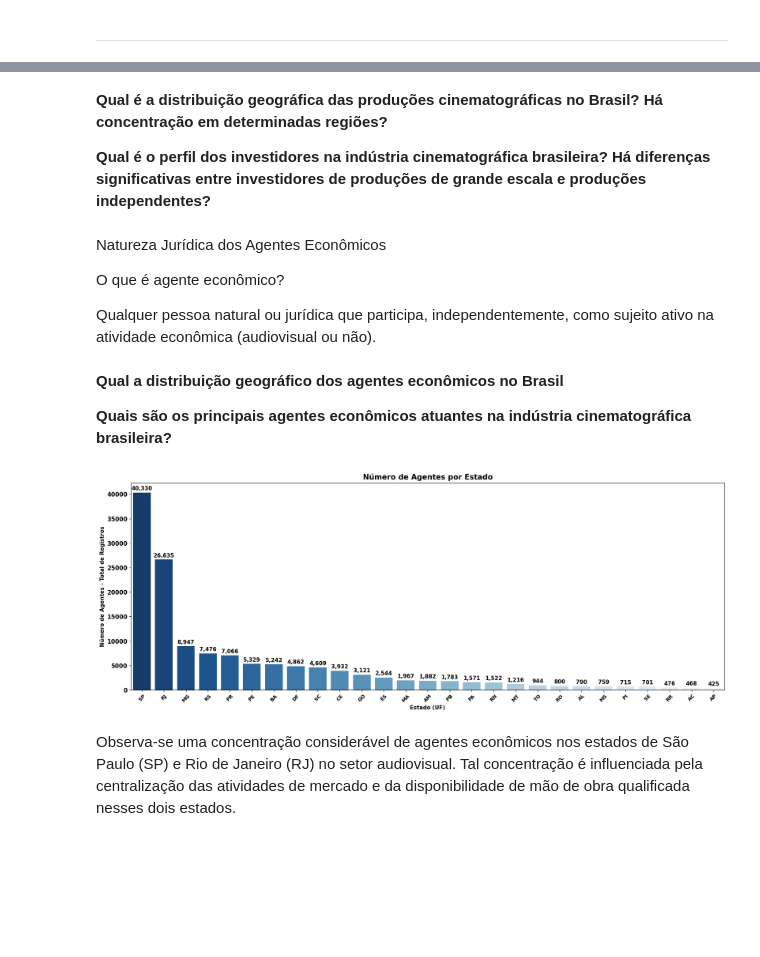
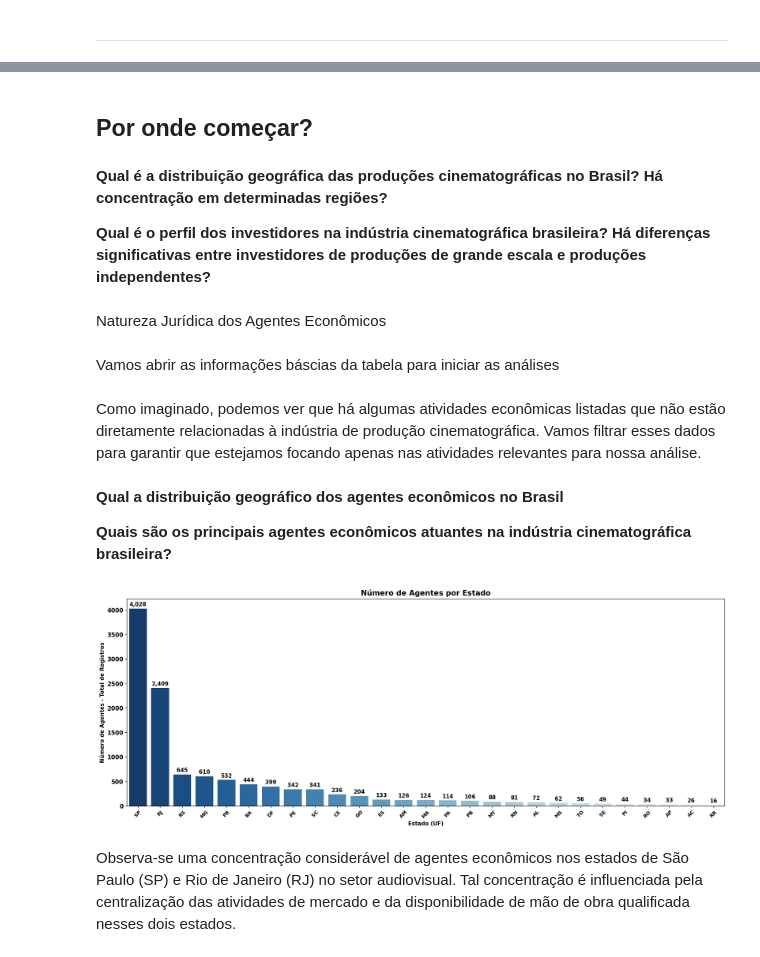
Before and after one commit to fonsecadados/AgenciaNacionalDoCinema_ANCINE, a Jupyter notebook: ANCINE_DesafiosEOportunidades.ipynb, the cells around one changed output, grey strips where cells are left out. Saved outputs shown, nothing was run; the diff lists cells and outputs as text; code cells hidden in the pictures; blank space fills up the shorter version.

```diff
--- a/ANCINE_DesafiosEOportunidades.ipynb
+++ b/ANCINE_DesafiosEOportunidades.ipynb
@@ -138,0 +204,4 @@ max       57331.000000                 1.000000
+# %%
+agnts_tabela_unificada_sem_classificacao = agnts_tabela_unificada[~agnts_tabela_unificada['CLASSIFICACAO_NIVEL_PRODUTORA'].notna()]
+agnts_tabela_unificada = agnts_tabela_unificada[agnts_tabela_unificada['CLASSIFICACAO_NIVEL_PRODUTORA'].notna()]
+agnts_tabela_unificada.info()
@@ -139,11 +313,7 @@ max       57331.000000                 1.000000
+# %% [markdown]
+## Por onde começar?
 # %% [markdown]
 
 **Qual é a distribuição geográfica das produções cinematográficas no Brasil? Há concentração em determinadas regiões?**
 
 **Qual é o perfil dos investidores na indústria cinematográfica brasileira? Há diferenças significativas entre investidores de produções de grande escala e produções independentes?**
-# %% [markdown]
-Natureza Jurídica dos Agentes Econômicos
-
-O que é agente econômico?
-
-Qualquer pessoa natural ou jurídica que participa, independentemente, como sujeito ativo na atividade econômica (audiovisual ou não).
@@ -159,3 +320,9 @@ agnts_atividades_economicas.rename(columns={'RAZAO_SOCIAL_x' : 'RAZAO_SOCIAL', '
+# %% [markdown]
+Natureza Jurídica dos Agentes Econômicos
+# %% [markdown]
+Vamos abrir as informações báscias da tabela para iniciar as análises
+# %% [markdown]
+Como imaginado, podemos ver que há algumas atividades econômicas listadas que não estão diretamente relacionadas à indústria de produção cinematográfica. Vamos filtrar esses dados para garantir que estejamos focando apenas nas atividades relevantes para nossa análise.
 # %% [markdown]
 **Qual a distribuição geográfico dos agentes econômicos no Brasil**
 
@@ -163,25 +330,25 @@ agnts_atividades_economicas.rename(columns={'RAZAO_SOCIAL_x' : 'RAZAO_SOCIAL', '
 # %%
 #Barplot com Número de Agentes por Estado
 plt.figure(figsize=(18, 7))
-ax = sea.countplot(data=agnts_atividades_economicas, x='UF', order=agnts_atividades_economicas['UF'].value_counts().index, palette='Blues_r')
+ax = sea.countplot(data=agnts_tabela_unificada, x='UF', order=agnts_tabela_unificada['UF'].value_counts().index, palette='Blues_r')
 
 for p in ax.patches:
     ax.annotate(format(p.get_height(), ',.0f'),
                    (p.get_x() + p.get_width() / 2., p.get_height()),
                    ha = 'center', va = 'center',
                    xytext = (0, 8),
                    textcoords = 'offset points',
                    fontsize=11, fontweight='bold')
 
 plt.title('Número de Agentes por Estado', fontsize=15, fontweight='bold')
 plt.xlabel('Estado (UF)', fontsize=11, fontweight='bold')
 plt.ylabel('Número de Agentes - Total de Registros', fontsize=11, fontweight='bold')
 plt.xticks(rotation=45, fontsize=10, fontweight='bold')
 plt.yticks(fontweight='bold', fontsize=12)
 plt.tight_layout()
 plt.show()
 # %% [output]
-[figure, old version]
+[figure, new version]
 # %% [markdown]
 
 Observa-se uma concentração considerável de agentes econômicos nos estados de São Paulo (SP) e Rio de Janeiro (RJ) no setor audiovisual. Tal concentração é influenciada pela centralização das atividades de mercado e da disponibilidade de mão de obra qualificada nesses dois estados.
```
Also changed, not shown: parts of 29 cells of this notebook, 3 other files.
